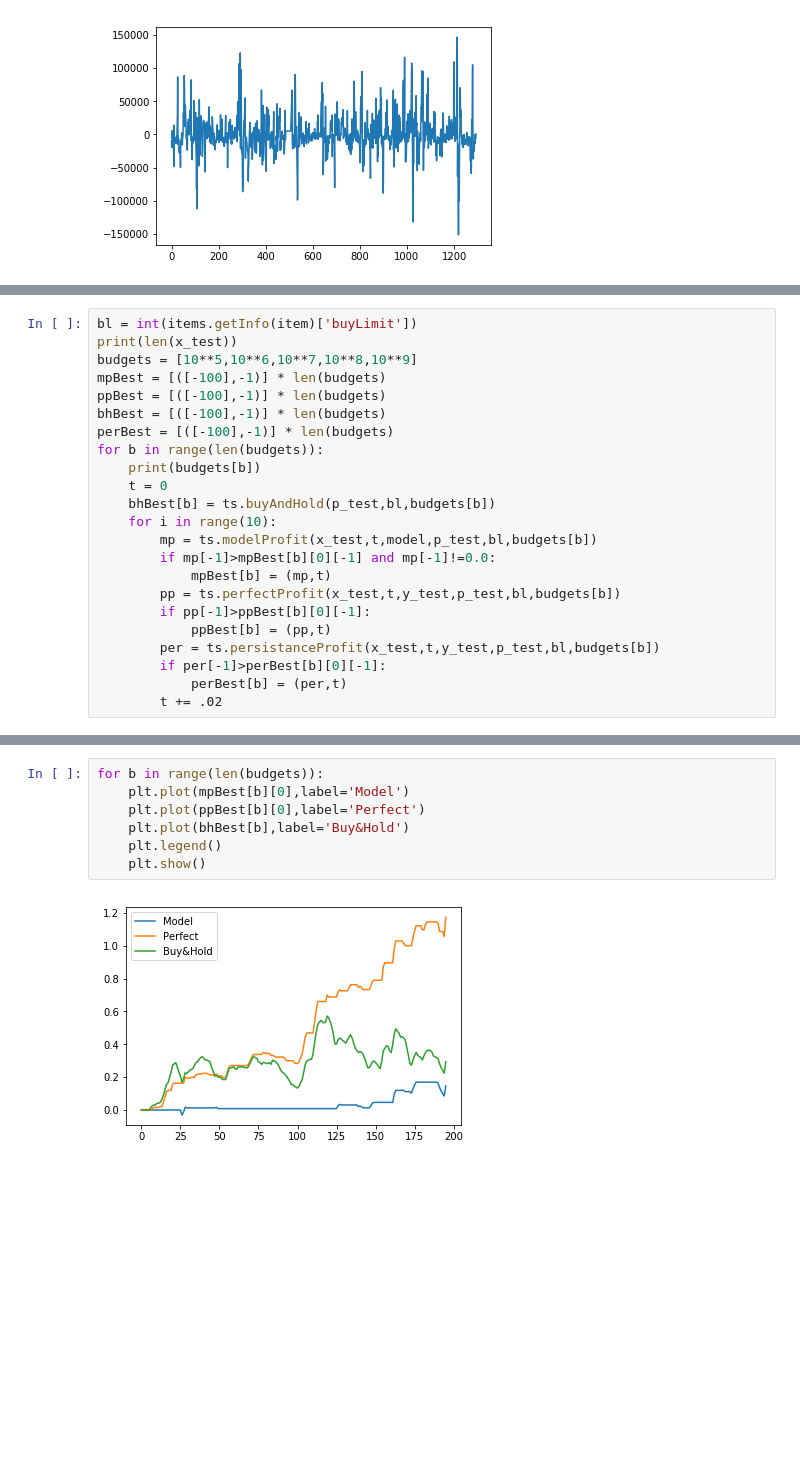
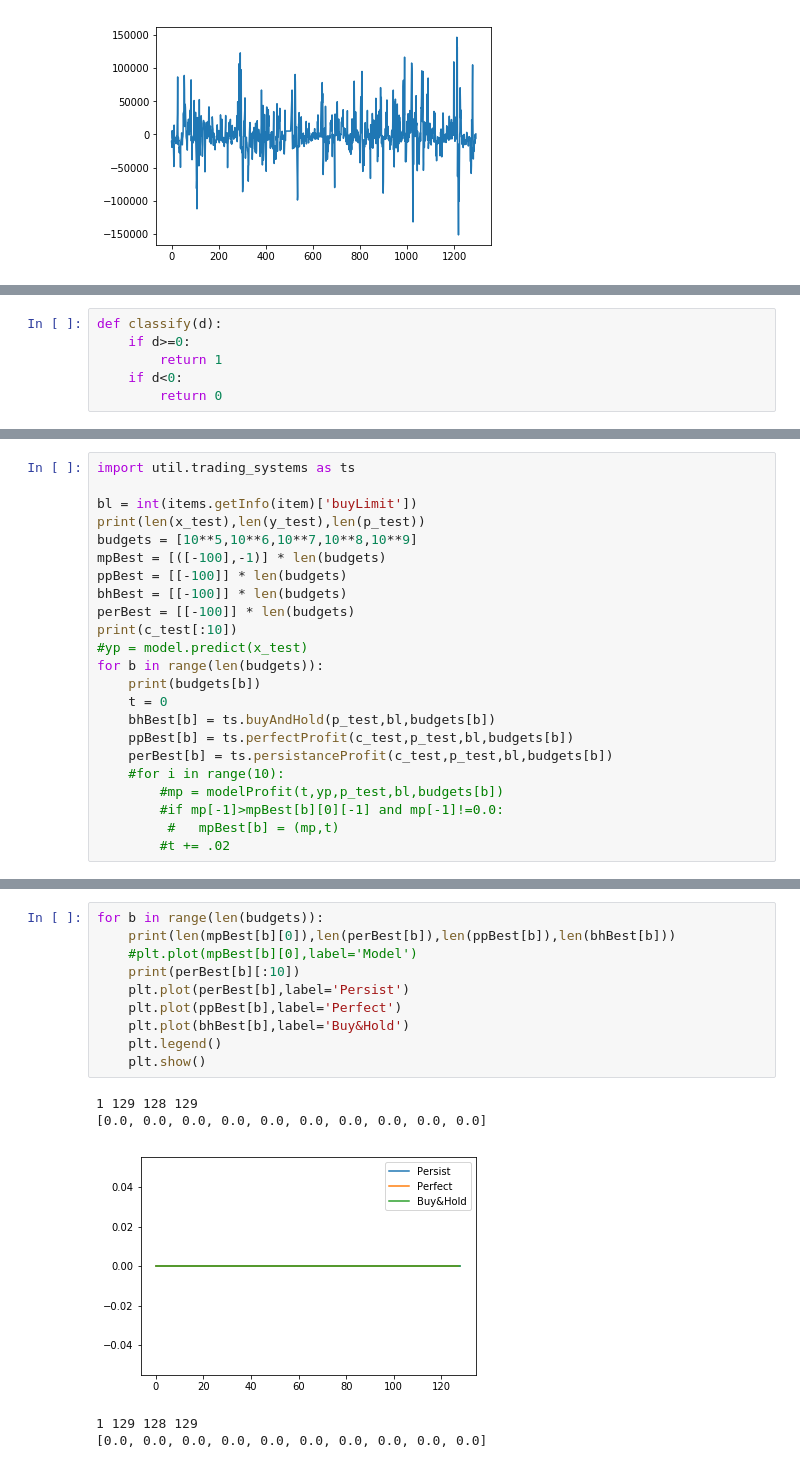
Before and after one commit to rmmartin02/OSRS_Research, a Jupyter notebook: ML/OSRS/Regression.ipynb, the cells around one changed output, grey strips where cells are left out. Drawn from its saved outputs; the diff is of its cells as text; blank space fills up the shorter version.

Commit message:
fixed trading systems

```diff
--- a/ML/OSRS/Regression.ipynb
+++ b/ML/OSRS/Regression.ipynb
@@ -91,3 +94,9 @@ plt.show()
+# %%
+def classify(d):
+    if d>=0:
+        return 1
+    if d<0:
+        return 0
 # %%
 x = []
 y = []
@@ -254,24 +221,24 @@ plt.show()
 # %%
+import util.trading_systems as ts
+
 bl = int(items.getInfo(item)['buyLimit'])
-print(len(x_test))
+print(len(x_test),len(y_test),len(p_test))
 budgets = [10**5,10**6,10**7,10**8,10**9]
 mpBest = [([-100],-1)] * len(budgets)
-ppBest = [([-100],-1)] * len(budgets)
-bhBest = [([-100],-1)] * len(budgets)
-perBest = [([-100],-1)] * len(budgets)
+ppBest = [[-100]] * len(budgets)
+bhBest = [[-100]] * len(budgets)
+perBest = [[-100]] * len(budgets)
+print(c_test[:10])
+#yp = model.predict(x_test)
 for b in range(len(budgets)):
     print(budgets[b])
     t = 0
     bhBest[b] = ts.buyAndHold(p_test,bl,budgets[b])
-    for i in range(10):
-        mp = ts.modelProfit(x_test,t,model,p_test,bl,budgets[b])
-        if mp[-1]>mpBest[b][0][-1] and mp[-1]!=0.0:
-            mpBest[b] = (mp,t)
-        pp = ts.perfectProfit(x_test,t,y_test,p_test,bl,budgets[b])
-        if pp[-1]>ppBest[b][0][-1]:
-            ppBest[b] = (pp,t)
-        per = ts.persistanceProfit(x_test,t,y_test,p_test,bl,budgets[b])
-        if per[-1]>perBest[b][0][-1]:
-            perBest[b] = (per,t)
-        t += .02
+    ppBest[b] = ts.perfectProfit(c_test,p_test,bl,budgets[b])
+    perBest[b] = ts.persistanceProfit(c_test,p_test,bl,budgets[b])
+    #for i in range(10):
+        #mp = modelProfit(t,yp,p_test,bl,budgets[b])
+        #if mp[-1]>mpBest[b][0][-1] and mp[-1]!=0.0:
+         #   mpBest[b] = (mp,t)
+        #t += .02
 # %% [output]
@@ -305,9 +277,16 @@ for b in range(len(budgets)):
 # %%
 for b in range(len(budgets)):
-    plt.plot(mpBest[b][0],label='Model')
-    plt.plot(ppBest[b][0],label='Perfect')
+    print(len(mpBest[b][0]),len(perBest[b]),len(ppBest[b]),len(bhBest[b]))
+    #plt.plot(mpBest[b][0],label='Model')
+    print(perBest[b][:10])
+    plt.plot(perBest[b],label='Persist')
+    plt.plot(ppBest[b],label='Perfect')
     plt.plot(bhBest[b],label='Buy&Hold')
     plt.legend()
     plt.show()
 # %% [output]
+1 129 128 129
+[0.0, 0.0, 0.0, 0.0, 0.0, 0.0, 0.0, 0.0, 0.0, 0.0]
-[figure, old version]
+[figure, new version]
+1 129 128 129
+[0.0, 0.0, 0.0, 0.0, 0.0, 0.0, 0.0, 0.0, 0.0, 0.0]
```
Also changed, not shown: parts of 16 cells of this notebook, 2 other files.
